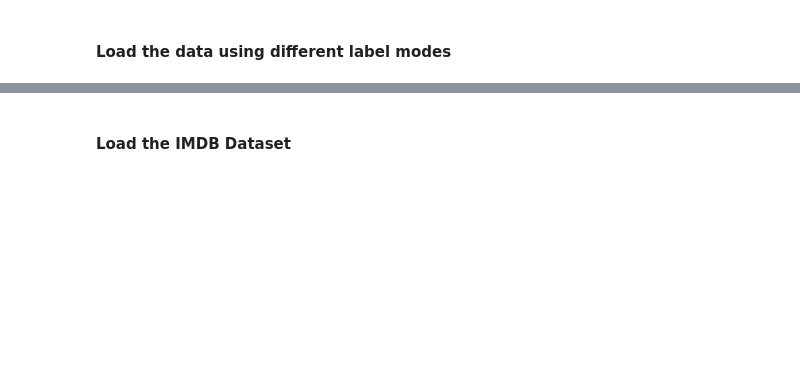
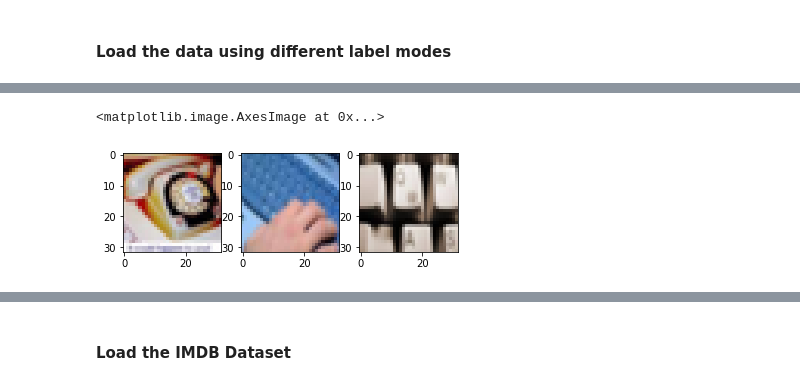
Before and after one commit to ravitata/tensorflow2, a Jupyter notebook: c2w2_Coding_Tutorial.ipynb, the cells around one changed output, grey strips where cells are left out. Saved outputs shown, nothing was run; the diff lists cells and outputs as text; code cells hidden in the pictures; blank space fills up the shorter version.

```diff
--- a/c2w2_Coding_Tutorial.ipynb
+++ b/c2w2_Coding_Tutorial.ipynb
@@ -76,13 +123,18 @@ ax[2].imshow(examples[2])
 # %%
 # Reload the data using the 'coarse' label mode
+
+(train_x, train_coarse_y), (test_x, test_coarse_y) = cifar100.load_data(label_mode='coarse')
 # %%
 # Display three images from the dataset with the label 6 (index 5)
 
-examples = train_images[(train_labels.T == 5)[0]][:3]
+examples = train_x[(train_coarse_y.T == 5)[0]][:3]
 fig, ax = plt.subplots(1,3)
 ax[0].imshow(examples[0])
 ax[1].imshow(examples[1])
 ax[2].imshow(examples[2])
+# %% [output]
+<matplotlib.image.AxesImage at 0x...>
+[figure, added]
 # %%
 # Load the list of coarse labels from a JSON file
 
```
Also changed, not shown: parts of 29 cells of this notebook.
